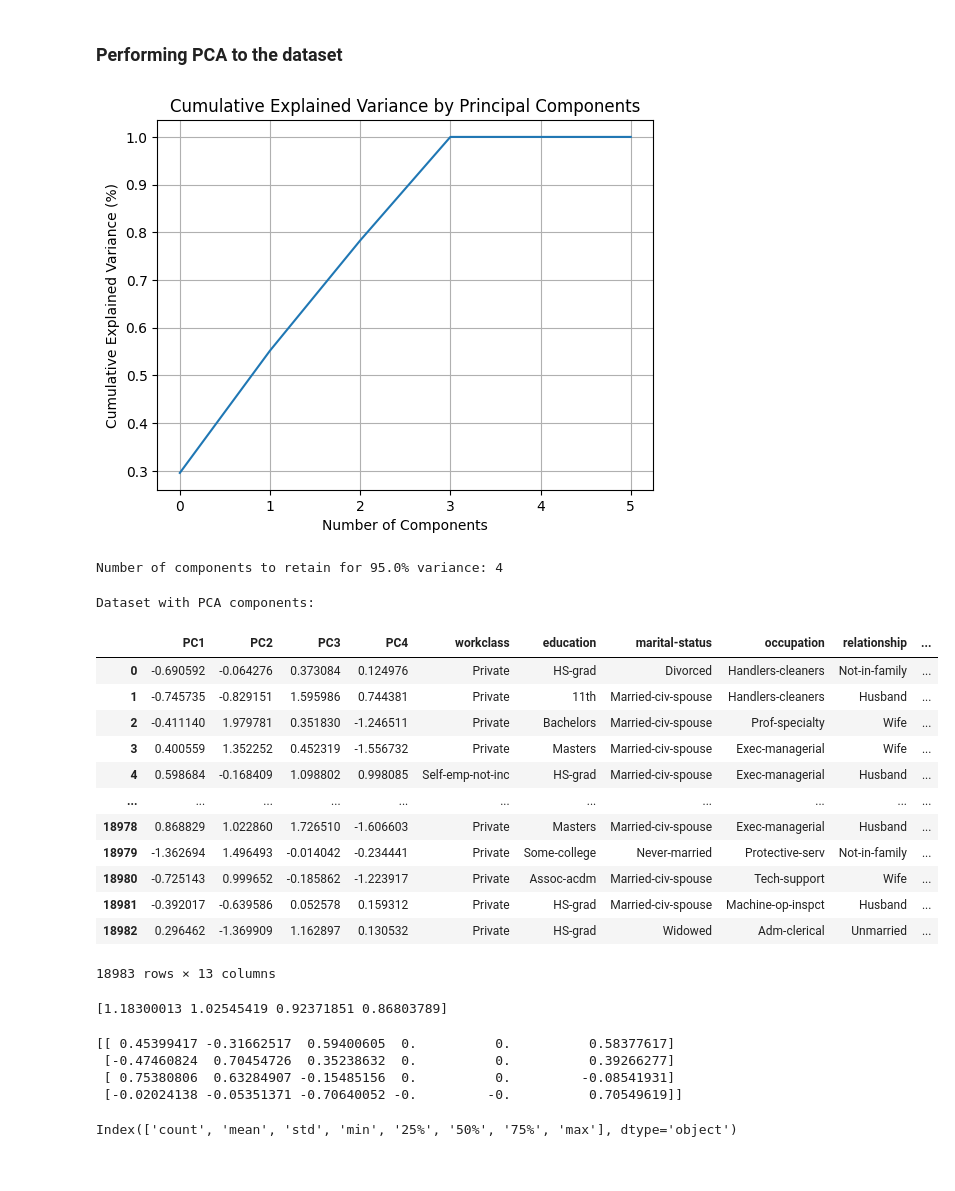
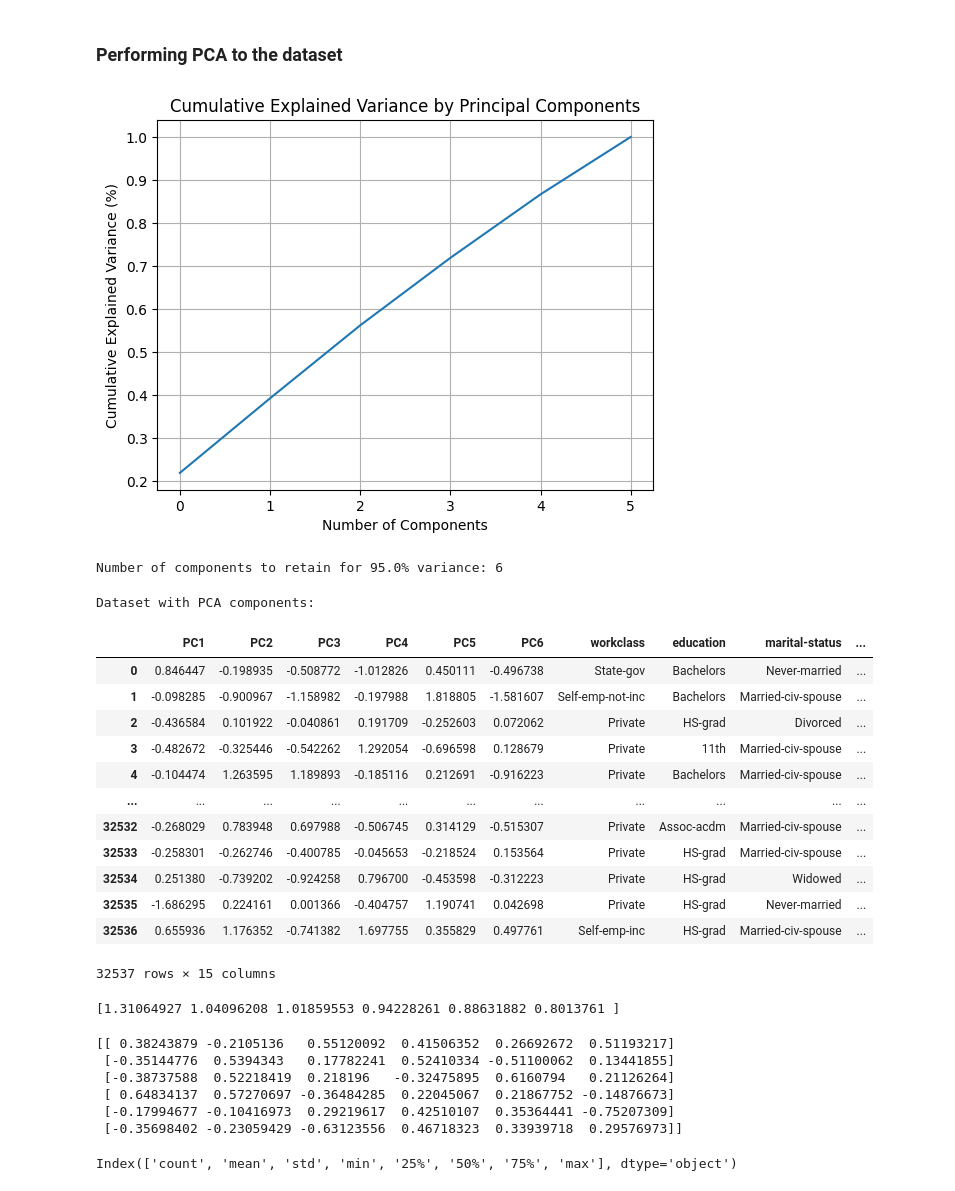
Before and after one commit to nikoyasam/MachineLearningCW, a Jupyter notebook: machine learninng/Random Forest copy.ipynb, the cells around one changed output. Drawn from its saved outputs; the diff is of its cells as text; code cells hidden in the pictures.

```diff
--- a/machine learninng/Random Forest copy.ipynb
+++ b/machine learninng/Random Forest copy.ipynb
@@ -120,22 +120,22 @@ plt.show()
 # %% [markdown]
 ### Making all the outliers as null values from IQR technique
 # %%
-import numpy as np
+# import numpy as np
 
-# Function to replace outliers with null values based on IQR
-def handle_outliers_iqr(column):
-    Q1 = column.quantile(0.25)
-    Q3 = column.quantile(0.75)
-    IQR = Q3 - Q1
-    lower_bound = Q1 - 1.5 * IQR
-    upper_bound = Q3 + 1.5 * IQR
-    column[(column < lower_bound) | (column > upper_bound)] = np.nan
-    return column
+# # Function to replace outliers with null values based on IQR
+# def handle_outliers_iqr(column):
+#     Q1 = column.quantile(0.25)
+#     Q3 = column.quantile(0.75)
+#     IQR = Q3 - Q1
+#     lower_bound = Q1 - 1.5 * IQR
+#     upper_bound = Q3 + 1.5 * IQR
+#     column[(column < lower_bound) | (column > upper_bound)] = np.nan
+#     return column
 
-# Apply the outlier handling function to numeric columns
-numeric_columns = Data_set_no_duplicates.select_dtypes(include=['int64', 'float64']).columns
-Data_set_no_duplicates[numeric_columns] = Data_set_no_duplicates[numeric_columns].apply(handle_outliers_iqr, axis=0)
+# # Apply the outlier handling function to numeric columns
+# numeric_columns = Data_set_no_duplicates.select_dtypes(include=['int64', 'float64']).columns
+# Data_set_no_duplicates[numeric_columns] = Data_set_no_duplicates[numeric_columns].apply(handle_outliers_iqr, axis=0)
 
-# Display the modified DataFrame
-print("Dataset after handling outliers:")
-(Data_set_no_duplicates)
+# # Display the modified DataFrame
+# print("Dataset after handling outliers:")
+# (Data_set_no_duplicates)
@@ -398,6 +377,7 @@ Summary of the dataset after standard scaling:
 # %%
 from sklearn.decomposition import PCA
 import matplotlib.pyplot as plt
+import numpy as np
 
 # Assuming 'final_scaled_data' is your dataset after standard scaling
 # Select only the scaled numeric columns for PCA
@@ -415,56 +395,58 @@ plt.title('Cumulative Explained Variance by Principal Components')
 plt.grid(True)
 plt.show()
 # %% [output]
-[figure, old version]
+[figure, new version]
 # %%
 # Set a threshold, for example, 95%
 threshold = 0.95
 num_components_threshold = np.argmax(np.cumsum(pca.explained_variance_ratio_) >= threshold) + 1
 print("Number of components to retain for {}% variance:".format(threshold * 100), num_components_threshold)
 # %% [output]
-Number of components to retain for 95.0% variance: 4
+Number of components to retain for 95.0% variance: 6
 # %%
-num_components_to_retain = 4  # Adjust as needed
+num_components_to_retain = 6  # Adjust as needed
 
 # Apply PCA with the selected number of components
 pca = PCA(n_components=num_components_to_retain)
 pca_result_final = pca.fit_transform(numeric_columns_for_pca)
 
 # Create a DataFrame with the selected principal components
 pca_components_df = pd.DataFrame(data=pca_result_final, columns=[f"PC{i+1}" for i in range(num_components_to_retain)])
 
 # Concatenate the principal components with non-numeric columns
 final_data_with_pca = pd.concat([pca_components_df, final_scaled_data.select_dtypes(exclude=['int64', 'float64'])], axis=1)
 
 # Display the dataset with PCA components
 print("Dataset with PCA components:")
 (final_data_with_pca)
 # %% [output]
 Dataset with PCA components:
-|  | PC1 | PC2 | PC3 | PC4 | workclass | education | marital-status | occupation | relationship | ... |
-| 0 | -0.690592 | -0.064276 | 0.373084 | 0.124976 | Private | HS-grad | Divorced | Handlers-cleaners | Not-in-family | ... |
-| 1 | -0.745735 | -0.829151 | 1.595986 | 0.744381 | Private | 11th | Married-civ-spouse | Handlers-cleaners | Husband | ... |
-| 2 | -0.411140 | 1.979781 | 0.351830 | -1.246511 | Private | Bachelors | Married-civ-spouse | Prof-specialty | Wife | ... |
-| 3 | 0.400559 | 1.352252 | 0.452319 | -1.556732 | Private | Masters | Married-civ-spouse | Exec-managerial | Wife | ... |
-| 4 | 0.598684 | -0.168409 | 1.098802 | 0.998085 | Self-emp-not-inc | HS-grad | Married-civ-spouse | Exec-managerial | Husband | ... |
+|  | PC1 | PC2 | PC3 | PC4 | PC5 | PC6 | workclass | education | marital-status | ... |
+| 0 | 0.846447 | -0.198935 | -0.508772 | -1.012826 | 0.450111 | -0.496738 | State-gov | Bachelors | Never-married | ... |
+| 1 | -0.098285 | -0.900967 | -1.158982 | -0.197988 | 1.818805 | -1.581607 | Self-emp-not-inc | Bachelors | Married-civ-spouse | ... |
+| 2 | -0.436584 | 0.101922 | -0.040861 | 0.191709 | -0.252603 | 0.072062 | Private | HS-grad | Divorced | ... |
+| 3 | -0.482672 | -0.325446 | -0.542262 | 1.292054 | -0.696598 | 0.128679 | Private | 11th | Married-civ-spouse | ... |
+| 4 | -0.104474 | 1.263595 | 1.189893 | -0.185116 | 0.212691 | -0.916223 | Private | Bachelors | Married-civ-spouse | ... |
 | ... | ... | ... | ... | ... | ... | ... | ... | ... | ... | ... |
-| 18978 | 0.868829 | 1.022860 | 1.726510 | -1.606603 | Private | Masters | Married-civ-spouse | Exec-managerial | Husband | ... |
-| 18979 | -1.362694 | 1.496493 | -0.014042 | -0.234441 | Private | Some-college | Never-married | Protective-serv | Not-in-family | ... |
-| 18980 | -0.725143 | 0.999652 | -0.185862 | -1.223917 | Private | Assoc-acdm | Married-civ-spouse | Tech-support | Wife | ... |
-| 18981 | -0.392017 | -0.639586 | 0.052578 | 0.159312 | Private | HS-grad | Married-civ-spouse | Machine-op-inspct | Husband | ... |
-| 18982 | 0.296462 | -1.369909 | 1.162897 | 0.130532 | Private | HS-grad | Widowed | Adm-clerical | Unmarried | ... |
+| 32532 | -0.268029 | 0.783948 | 0.697988 | -0.506745 | 0.314129 | -0.515307 | Private | Assoc-acdm | Married-civ-spouse | ... |
+| 32533 | -0.258301 | -0.262746 | -0.400785 | -0.045653 | -0.218524 | 0.153564 | Private | HS-grad | Married-civ-spouse | ... |
+| 32534 | 0.251380 | -0.739202 | -0.924258 | 0.796700 | -0.453598 | -0.312223 | Private | HS-grad | Widowed | ... |
+| 32535 | -1.686295 | 0.224161 | 0.001366 | -0.404757 | 1.190741 | 0.042698 | Private | HS-grad | Never-married | ... |
+| 32536 | 0.655936 | 1.176352 | -0.741382 | 1.697755 | 0.355829 | 0.497761 | Self-emp-inc | HS-grad | Married-civ-spouse | ... |
-18983 rows × 13 columns
+32537 rows × 15 columns
 # %%
 print(pca.explained_variance_)
 # %% [output]
-[1.18300013 1.02545419 0.92371851 0.86803789]
+[1.31064927 1.04096208 1.01859553 0.94228261 0.88631882 0.8013761 ]
 # %%
 print(pca.components_)
 # %% [output]
-[[ 0.45399417 -0.31662517  0.59400605  0.          0.          0.58377617]
- [-0.47460824  0.70454726  0.35238632  0.          0.          0.39266277]
- [ 0.75380806  0.63284907 -0.15485156  0.          0.         -0.08541931]
- [-0.02024138 -0.05351371 -0.70640052 -0.         -0.          0.70549619]]
+[[ 0.38243879 -0.2105136   0.55120092  0.41506352  0.26692672  0.51193217]
+ [-0.35144776  0.5394343   0.17782241  0.52410334 -0.51100062  0.13441855]
+ [-0.38737588  0.52218419  0.218196   -0.32475895  0.6160794   0.21126264]
+ [ 0.64834137  0.57270697 -0.36484285  0.22045067  0.21867752 -0.14876673]
+ [-0.17994677 -0.10416973  0.29219617  0.42510107  0.35364441 -0.75207309]
+ [-0.35698402 -0.23059429 -0.63123556  0.46718323  0.33939718  0.29576973]]
 # %%
 summary_after_scaling.columns
 # %% [output]
```
Also changed, not shown: parts of 17 cells of this notebook, 1 other file.
